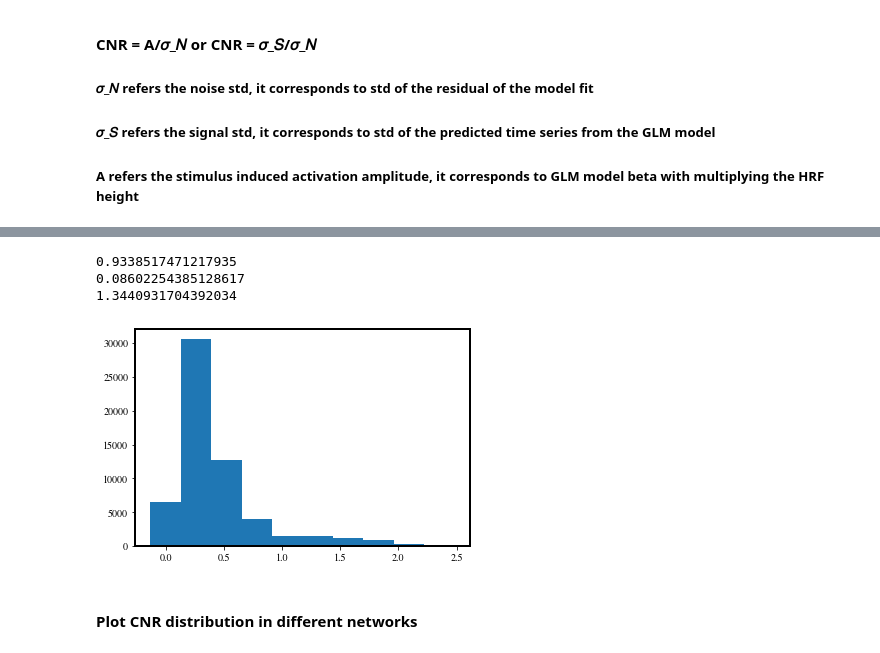
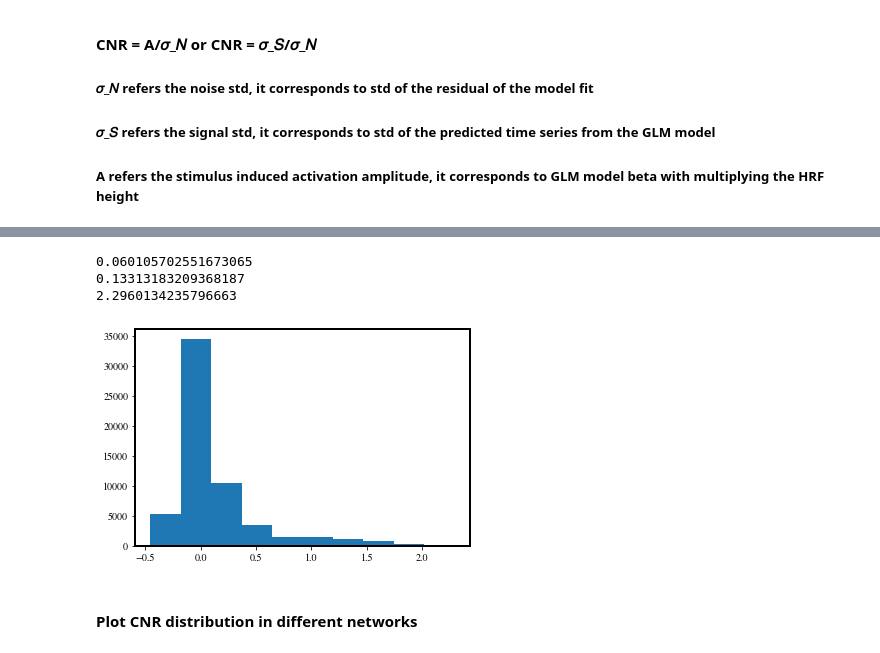
Before and after one commit to Blink621/HAD-fmri, a Jupyter notebook: analysis/quality_check.ipynb, the cells around one changed output, grey strips where cells are left out. Drawn from its saved outputs; the diff is of its cells as text; code cells hidden in the pictures.

```diff
--- a/analysis/quality_check.ipynb
+++ b/analysis/quality_check.ipynb
@@ -531,8 +554,8 @@ import pandas as pd
 import nibabel as nib
 from sklearn.linear_model import Ridge
 from os.path import join as pjoin
-from fracridge import FracRidgeRegressor
 from nilearn.glm.first_level import make_first_level_design_matrix
+from sklearn.linear_model import LinearRegression
 
 # generate surface map for tSNR
 def save_ciftifile(data, filename):
@@ -560,9 +583,9 @@ cnr_sum = np.zeros((len(sub_names), 2, 59412)) # 2 refers to the different cnr c
 for sub_idx, sub_name in enumerate(sub_names):
     # prepare basic path
     cnr_path = pjoin(beta_path, sub_name, f'{sub_name}_action-cnr.npy')
-    if not os.path.exists(cnr_path):
+    if os.path.exists(cnr_path):
         # prepare params
-        tr, begin_dur, n_tr, n_event, n_run, n_class = 2, 12, 156, 60, 12, 180
+        tr, begin_dur, n_tr, n_event, n_run, n_class = 2, 12, 156, 60, 12, 4
         frame_times = np.arange(n_tr) * tr
         # define beta path
         sub_tmp_path = pjoin(nifti_path, sub_name)
@@ -608,7 +631,7 @@ for sub_idx, sub_name in enumerate(sub_names):
             # concantenate
             design_matrix = pd.concat([design_matrix.reset_index(drop=True), drift_effect], ignore_index=True, axis=1)
             # fit GLM model and get predicted time series and residual
-            reg = Ridge(alpha=alpha, fit_intercept=False).fit(design_matrix.values, dtseries[:, :59412])
+            reg = LinearRegression(fit_intercept=False).fit(design_matrix.values, dtseries[:, :59412])
             beta_clean = reg.coef_[:, :n_class].transpose(1,0).astype(np.float32)
             time_series_predicted = np.dot(design_matrix, beta_clean)
             residual = dtseries[:, :59412] - time_series_predicted
@@ -638,15 +693,15 @@ for idx in range(2):
 # %%
-thresh = 0.1
+thresh = 1
 cnr_amplitude = cnr_sum[1]
 plt.hist(cnr_amplitude)
 print((cnr_amplitude>thresh).sum()/cnr_amplitude.shape[0])
-print(np.percentile(cnr_amplitude, 5))
-print(np.percentile(cnr_amplitude, 95))
+print(cnr_amplitude.mean())
+print(cnr_amplitude.max())
 # %% [output]
-0.9338517471217935
-0.08602254385128617
-1.3440931704392034
+0.060105702551673065
+0.13313183209368187
+2.2960134235796663
-[figure, old version]
+[figure, new version]
 # %% [markdown]
 #### Plot CNR distribution in different networks
 # %%
```
Also changed, not shown: parts of 13 cells of this notebook, 44 other files.
